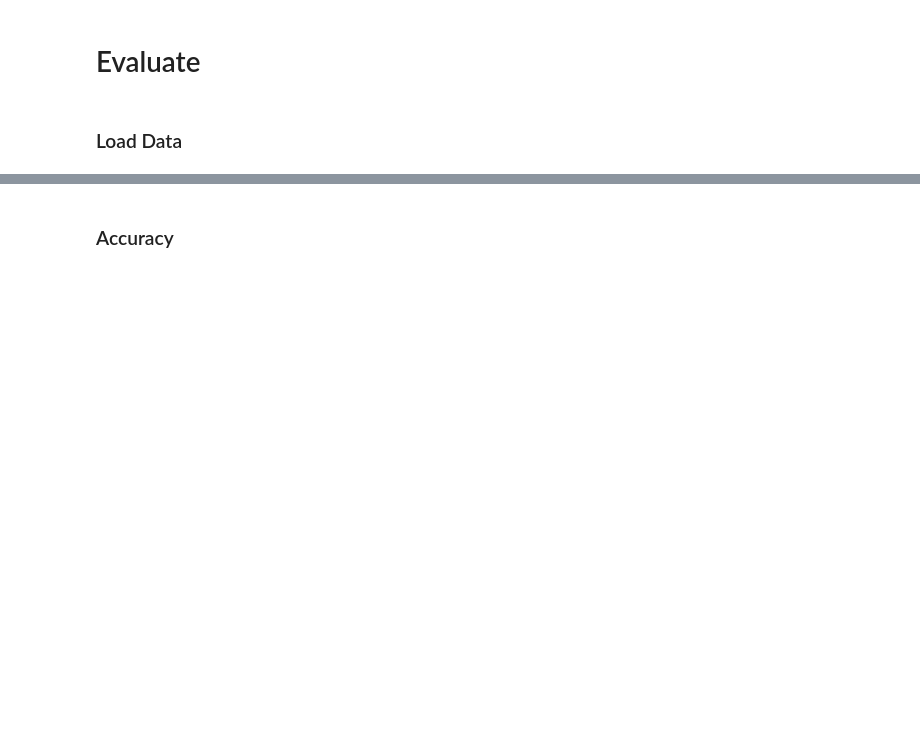
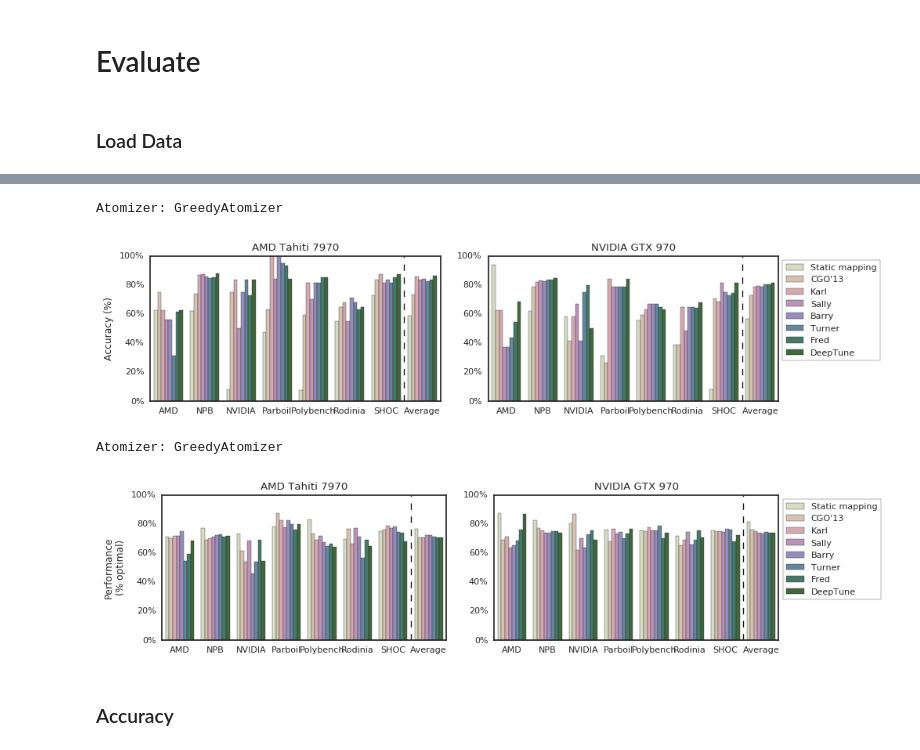
Before and after one commit to ChrisCummins/phd, a Jupyter notebook: lab/clgen/classification/Models.ipynb, the cells around one changed output, grey strips where cells are left out. Saved outputs shown, nothing was run; the diff lists cells and outputs as text; code cells hidden in the pictures; blank space fills up the shorter version.

```diff
--- a/lab/clgen/classification/Models.ipynb
+++ b/lab/clgen/classification/Models.ipynb
@@ -224,3 +246,17 @@ def plot_ex1_graph(x="source", y="acc", hue="model_name", order=order, n_palette
+# %%
+for atomizer in atomizers:
+    print("Atomizer:", atomizer)
+    plot_ex1_graph(x="source", order=suite_names + ["Average"], y="acc", data=d, atomizer=atomizer)
+
+for atomizer in atomizers:
+    print("Atomizer:", atomizer)
+    plot_ex1_graph(x="source", order=suite_names + ["Average"], y="p_speedup_perc",
+                   data=d, atomizer=atomizer, ylabel="Performance\n(% optimal)")
+# %% [output]
+Atomizer: GreedyAtomizer
+[figure, added]
+Atomizer: GreedyAtomizer
+[figure, added]
 # %% [markdown]
 ### Accuracy
 # %%
```
Also changed, not shown: parts of 7 cells of this notebook.
